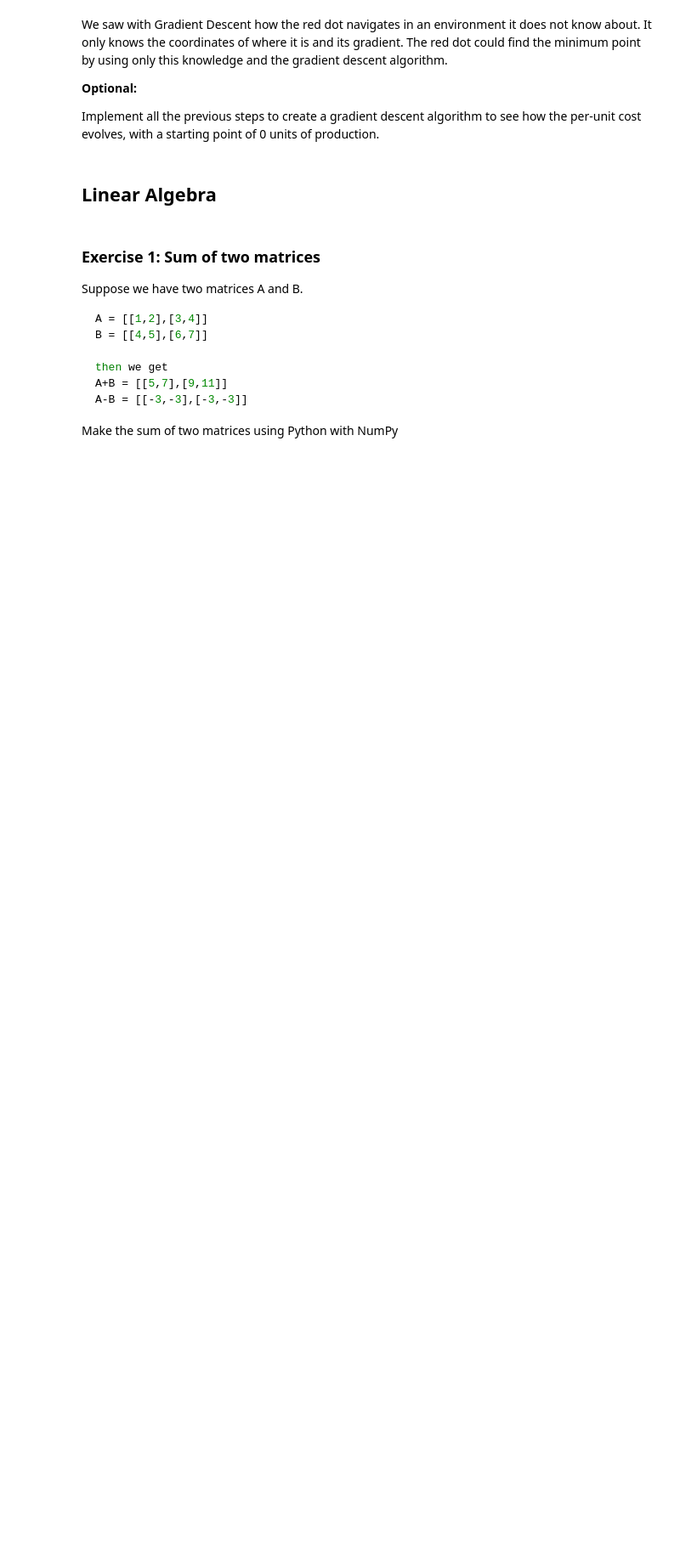
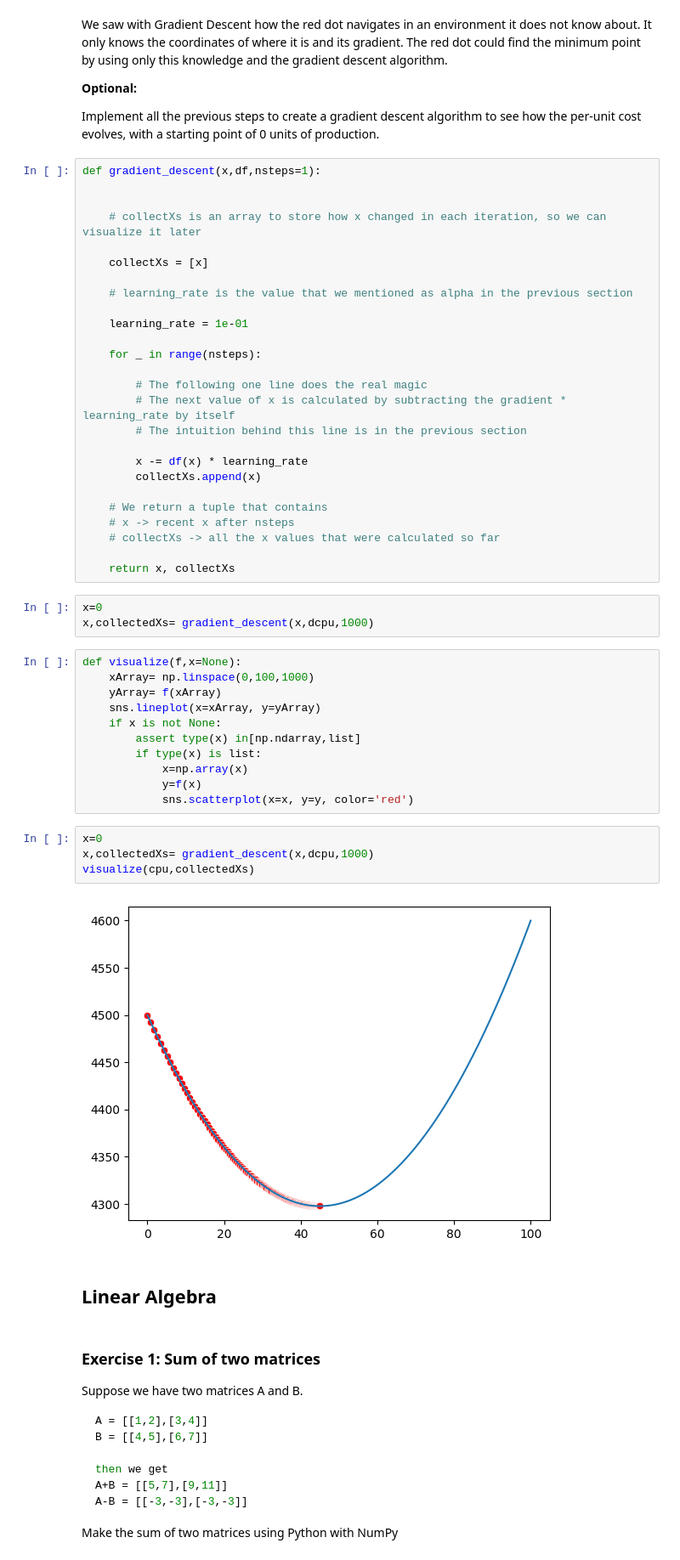
Before and after one commit to Valenfrc/calculus-and-algebra-problems-with-python, a Jupyter notebook: notebook/problems.ipynb, the cells around one changed output. Shown at 85% size. Cells and saved outputs as stored; diff of their text form; blank space fills up the shorter version.

```diff
--- a/notebook/problems.ipynb
+++ b/notebook/problems.ipynb
@@ -289,6 +279,52 @@ We saw with Gradient Descent how the red dot navigates in an environment it does
 **Optional:**
 
 Implement all the previous steps to create a gradient descent algorithm to see how the per-unit cost evolves, with a starting point of 0 units of production.
+# %%
+def gradient_descent(x,df,nsteps=1):
+
+
+    # collectXs is an array to store how x changed in each iteration, so we can visualize it later
+
+    collectXs = [x]
+
+    # learning_rate is the value that we mentioned as alpha in the previous section
+
+    learning_rate = 1e-01
+
+    for _ in range(nsteps):
+
+        # The following one line does the real magic
+        # The next value of x is calculated by subtracting the gradient * learning_rate by itself
+        # The intuition behind this line is in the previous section
+
+        x -= df(x) * learning_rate
+        collectXs.append(x)
+
+    # We return a tuple that contains
+    # x -> recent x after nsteps
+    # collectXs -> all the x values that were calculated so far
+
+    return x, collectXs
+# %%
+x=0
+x,collectedXs= gradient_descent(x,dcpu,1000)
+# %%
+def visualize(f,x=None):
+    xArray= np.linspace(0,100,1000)
+    yArray= f(xArray)
+    sns.lineplot(x=xArray, y=yArray)
+    if x is not None:
+        assert type(x) in[np.ndarray,list]
+        if type(x) is list:
+            x=np.array(x)
+            y=f(x)
+            sns.scatterplot(x=x, y=y, color='red')
+# %%
+x=0
+x,collectedXs= gradient_descent(x,dcpu,1000)
+visualize(cpu,collectedXs)
+# %% [output]
+[figure, added]
 # %% [markdown]
 ## Linear Algebra
 # %% [markdown]
```
Also changed, not shown: parts of 6 cells of this notebook.
